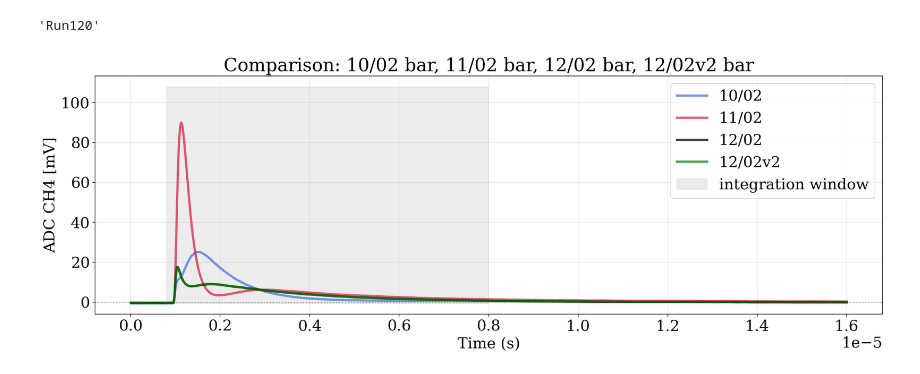
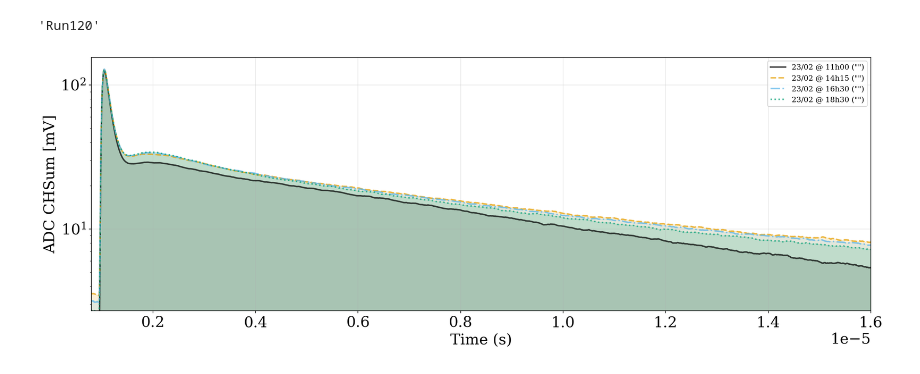
Before and after one commit to mariandbt/CIGAR, a Jupyter notebook: notebooks/TimeConstants.ipynb, the cells around one changed output. Saved outputs shown, nothing was run; the diff lists cells and outputs as text; code cells hidden in the pictures.

```diff
--- a/notebooks/TimeConstants.ipynb
+++ b/notebooks/TimeConstants.ipynb
@@ -171,17 +220,70 @@ def compare_mean_waveforms(runs_dict, channels_to_show=None, invert=True, show_d
 # %%
 
 # # Plot only CH1 (index 0), inverted, no difference
 # compare_mean_waveforms(runs, channels_to_show=[0], invert=True, show_difference=False)
 
 # # Plot all channels, not inverted
 # compare_mean_waveforms(runs, channels_to_show=None, invert=True, show_difference=False, logscale = True)
 
 # With only 2 runs, you can show difference
-runs_2 = {'10/02': 132
-          , '11/02': 133
-          , '12/02': 135
-          , '12/02v2': 136
-          }
-compare_mean_waveforms(runs_2, channels_to_show=[0], invert=True, show_difference=False, logscale = False)
+# runs_2 = {'17/02 @ 9h50': f'Run{142}'
+          # , '17/02 @ 10h50': f'Run{143}'
+          # , '17/02 @ 11h50': f'Run{144}'
+          # , '17/02 @ 12h10': f'Run{145}'
+          # , '17/02 @ 12h30': f'Run{146}'
+          # , '17/02 @ 12h50': f'Run{147}'
+          # , '17/02 @ 15h25': f'Run{148}'
+          # , '17/02 @ 16h15': f'Run{149}'
+          # , '17/02 @ 16h45': f'Run{150}'
+          # , '17/02 @ 17h15': f'Run{151}'
+          # , '18/02 @ 10h35': f'Run{152}'
+          # , '18/02 @ 12h20': f'Run{153}'
+          # , '18/02 @ 17h40': f'Run{154}'
+          # , '19/02 @ 11h55 (GAP OFF)': f'Run{155}'
+          # , '19/02 @ 12h35': f'Run{156}'
+          # , '19/02 @ 14h35 (CG OPEN)': f'Run{157}'
+          # , '19/02 @ 15h35': f'Run{158}'
+          # , '10/02 (Ar clean)': f'Run{132}'
+          # }
+# runs_2 = {'30/01 (Ar dirty @ 8.5bar)': 117
+#           ,'10/02 (Ar clean)': 132
+#           , '11/02 (Cold getter open: Xe contamination)': 133
+#           # , '12/02 (After quick vacuum)': 135
+#         #   , '12/02v2': 136
+#         #   , '12/02v3': 137
+#           # , '13/02 (After long vacuum)': 138
+#           , '13/02 (Post-Sagardotegia)': 139
+#           , '16/02': f'Run{140}'
+#           }
+
+
+
+runs_2  = {#'30/01 (Ar dirty)': f'Run{117}'
+            # ,'03/02 (Ar clean)': f'Run{120}'
+            # ,'20/02 @ 10h45 (CG + GAP OFF)': f'Run{159}'
+            # ,'20/02 @ 12h25 ("")': f'Run{160}'
+            # ,'20/02 @ 14h45 ("")': f'Run{161}'
+            # ,'20/02 @ 15h25 ("")': f'Run{162}'
+            # ,'20/02 @ 16h35 ("")': f'Run{163}'
+            '23/02 @ 11h00 ("")': f'Run{164}'
+            # ,'23/02 @ 11h00 ("")': f'Run{164}'
+            # ,'23/02 @ 12h25 ("")': f'Run{165}'
+            ,'23/02 @ 14h15 ("")': f'Run{166}'
+            # ,'23/02 @ 15h30 ("")': f'Run{167}'
+            ,'23/02 @ 16h30 ("")': f'Run{168}'
+            # ,'23/02 @ 17h30 ("")': f'Run{169}'
+            ,'23/02 @ 18h30 ("")': f'Run{170}'
+            }
+
+# runs_2 = runs
+
+fig, ax = compare_mean_waveforms(runs_2, channels_to_show=[4], invert=True, show_difference=False, logscale = True)
+# ax.set_xlim(100, 500)
+ax.set_xlim(0.8e-6, 16e-6)
+# ax.set_xlabel('Arbitrary units')
+ax.legend(loc='best', fontsize = 10)
+# ax.set_ylim(1e1, 1e2)
+
+plt.show()
 # %% [output]
-[figure, old version]
+[figure, new version]
```
Also changed, not shown: parts of 2 cells of this notebook, 3 other files.
